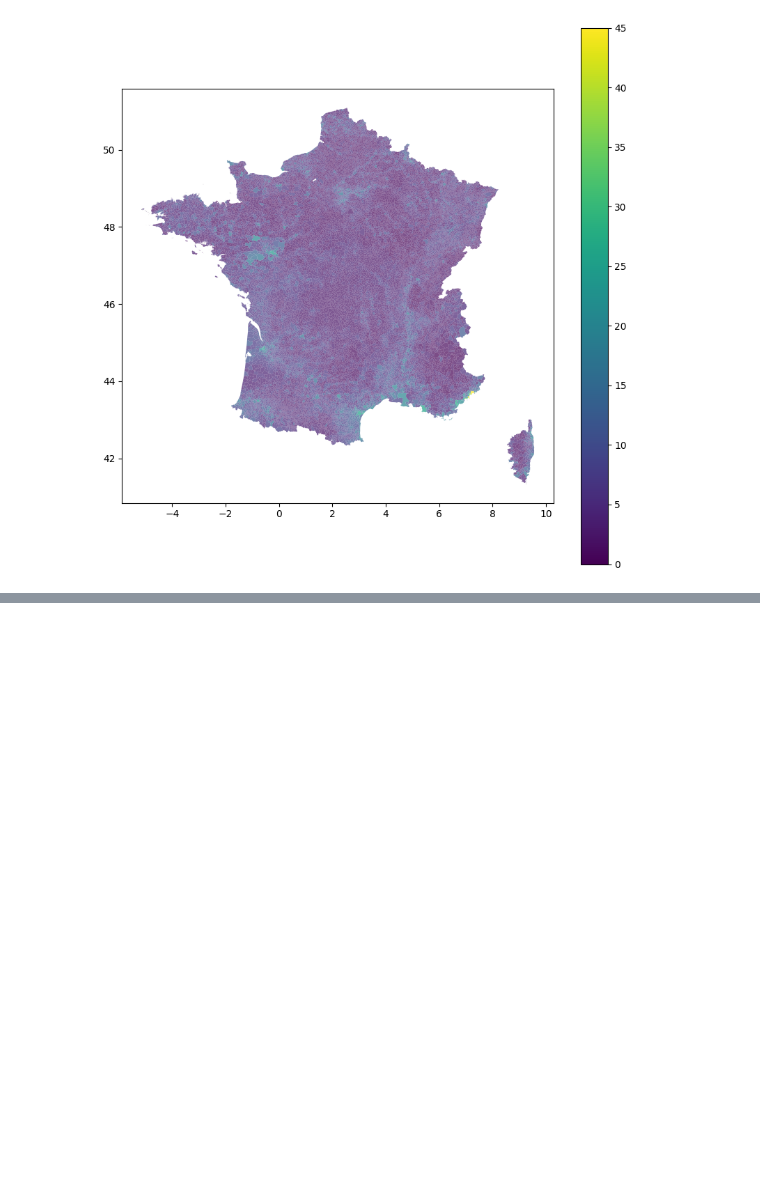
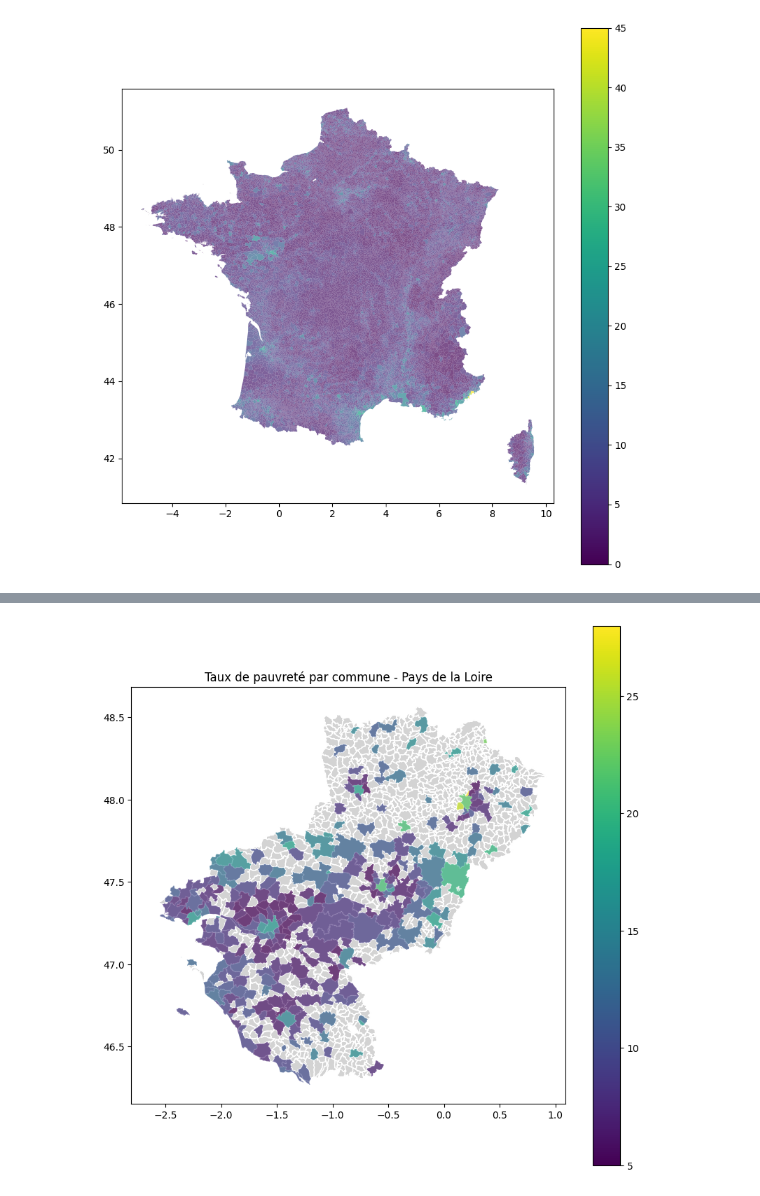
Before and after one commit to aurelianmoge/Projet-Python---ENSAE-2025, a Jupyter notebook: Cartographie des inondations.ipynb, the cells around one changed output, grey strips where cells are left out. Saved outputs shown, nothing was run; the diff lists cells and outputs as text; code cells hidden in the pictures; blank space fills up the shorter version.

```diff
--- a/Cartographie des inondations.ipynb
+++ b/Cartographie des inondations.ipynb
@@ -128,0 +183,57 @@ plt.show()
+# %%
+#### Notre super gdf contient 1980 colonnes : on prend la pauvreté pour la visualiser
+
+# On ne retient que les variables d'intérêt
+gdf_pauvrete = gdf_complet.copy()
+gdf_pauvrete = gdf_pauvrete[['Commune', 'Code INSEE', 'surf_ha', 'geometry', 'Occurrences', 'TP6021']]
+# %%
+#### Problème : c'est illisible. Solution : on retourne dans les Pays de la Loire !
+
+# On filtre, dans gdf_complet, les départements des Pays de la Loire (comme plus haut)
+gdf_pauvrete['Département'] = gdf_pauvrete['Code INSEE'].str.slice(0,2)
+gdf_pauvrete_pdl = gdf_pauvrete.copy()
+gdf_pauvrete_pdl = gdf_pauvrete_pdl[gdf_pauvrete_pdl['Département'].isin(["44","49","53","72","85"])]
+# %%
+#### On visualise
+
+import re
+
+# Nettoyage de la colonne TP6021 (reprendre éventuellement)
+def clean_numeric(val):
+    if val is None:
+        return None
+    val = str(val)
+    val = re.sub(r'[^0-9\.,-]', '', val)  # garder chiffres, . et ,
+    val = val.replace(',', '.')            # convertir virgule en point
+    try:
+        return float(val)
+    except:
+        return None
+
+# On applique la fonction à la colonne
+gdf_pauvrete['TP6021'] = gdf_pauvrete['TP6021'].apply(clean_numeric)
+
+# Toujours le même epsg
+gdf_pauvrete_pdl.set_crs(epsg=4326, inplace=True)
+
+# On représente d'abord toutes les communes sur fond gris
+gdf_pauvrete_pdl.plot(
+    color='lightgrey',
+    edgecolor='white',
+    figsize=(10,10)
+)
+
+# Puis les points avec les données
+gdf_pauvrete_pdl.dropna(subset=['TP6021']).plot(
+    column='TP6021',
+    cmap='viridis',
+    legend=True,
+    markersize=50,
+    alpha=0.7,
+    ax=plt.gca()
+)
+
+plt.title("Taux de pauvreté par commune - Pays de la Loire")
+plt.show()
+# %% [output]
+[figure, added]
```
Also changed, not shown: parts of 7 cells of this notebook.
